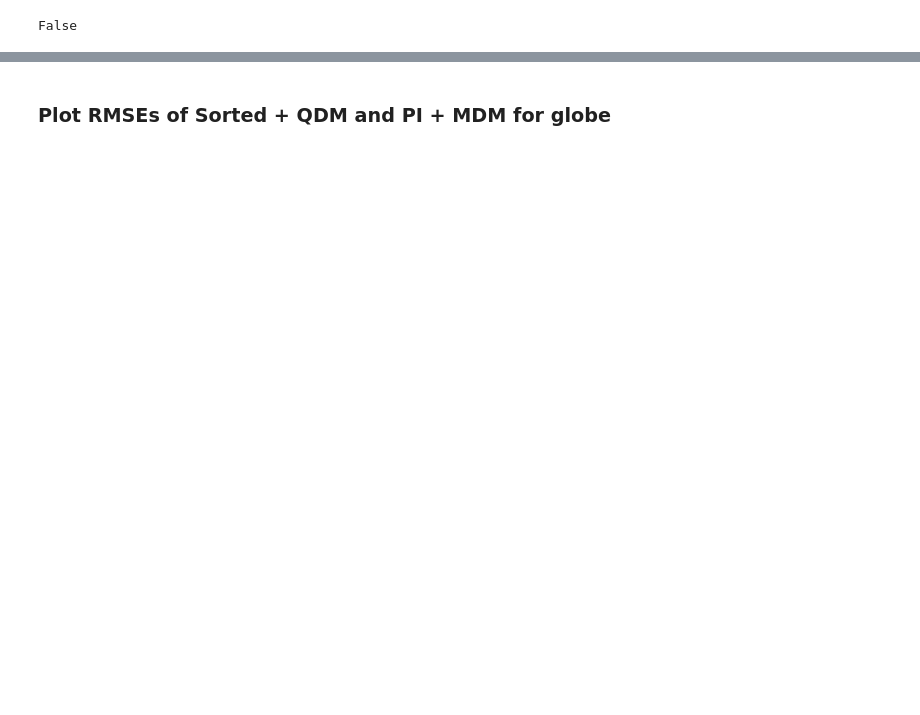
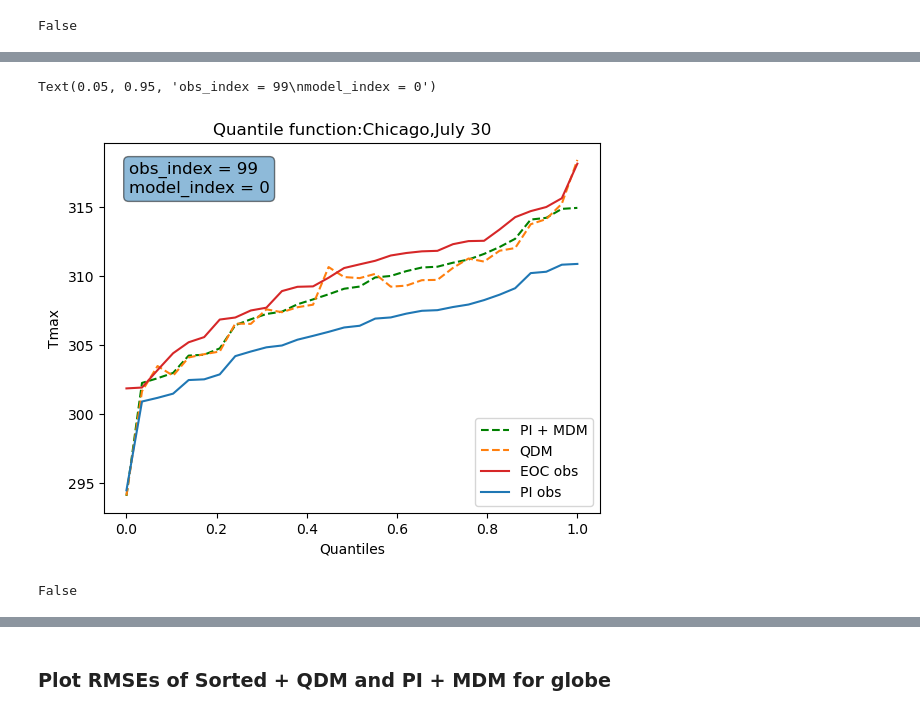
Before and after one commit to hrhampapura/moment_delta_mapping, a Jupyter notebook: lens_analysis/notebooks/sensitivity.ipynb, the cells around one changed output, grey strips where cells are left out. Drawn from its saved outputs; the diff is of its cells as text; code cells hidden in the pictures; blank space fills up the shorter version.

```diff
--- a/lens_analysis/notebooks/sensitivity.ipynb
+++ b/lens_analysis/notebooks/sensitivity.ipynb
@@ -485,0 +492,24 @@ rmse_mdm_day.values
+# %%
+model_index = 0
+obs_index   = 99
+# Pick lat lon
+LAT = chic_lat
+LON = chic_lon
+location = 'Chicago'
+# %%
+%%time
+# Calculate quantile curves for Bengaluru
+#
+qpi_mdm_day    = qpi_mdm.sel(dayofyear=doy).sel(lat=LAT,lon=LON,method='nearest')\
+                  .sel(model_id = model_index).sel(obs_id = obs_index)
+#
+qpi_qdm_day    = qpi_qdm.sel(dayofyear=doy).sel(lat=LAT,lon=LON,method='nearest')\
+                    .sel(model_id = model_index).sel(obs_id = obs_index)
+#
+# qeoc_model_day = qeoc_model.sel(dayofyear=doy).sel(lat=LAT,lon=LON,method='nearest').sel(model_id =model_index)
+#
+qpi_sqdm_day = qpi_sqdm.sel(dayofyear=doy).sel(lat=LAT,lon=LON,method='nearest')\
+                .sel(model_id = model_index).sel(obs_id = obs_index)
+qpi_model_day  = qpi_model.sel(dayofyear=doy).sel(lat=LAT,lon=LON,method='nearest').sel(model_id =model_index)
+qpi_obs_day    = qpi_obs.sel(dayofyear=doy).sel(lat=LAT,lon=LON,method='nearest').sel(obs_id =obs_index)
+qeoc_obs_day   = qeoc_obs.sel(dayofyear=doy).sel(lat=LAT,lon=LON,method='nearest').sel(obs_id =obs_index)
@@ -485,0 +519,17 @@ rmse_mdm_day.values
+# %%
+%%time
+#
+text_str = f'obs_index = {obs_index}\nmodel_index = {model_index}'  # Construct the text string with line breaks
+#
+plt.plot(quants,qpi_mdm_day,'--',color='green',label='PI + MDM')
+plt.plot(quants,qpi_qdm_day,'--',color='tab:orange',label='QDM')
+plt.plot(quants,qeoc_obs_day,color='tab:red',label ='EOC obs')
+plt.plot(quants,qpi_obs_day,color= 'tab:blue', label ='PI obs')
+#
+plt.xlabel('Quantiles')
+plt.ylabel('Tmax')
+plt.legend(loc='lower right')
+plt.title('Quantile function:'+ location + ',' + date)
+plt.text(0.05, 0.95, text_str, transform=plt.gca().transAxes, fontsize=12, \
+         verticalalignment='top', bbox=dict(boxstyle="round", alpha=0.5))
+# %% [output]
@@ -485,0 +538,6 @@ rmse_mdm_day.values
+Text(0.05, 0.95, 'obs_index = 99\nmodel_index = 0')
+[figure, added]
+# %%
+is_sorted(qpi_qdm_day.values)
+# %% [output]
+False
```
Also changed, not shown: parts of 38 cells of this notebook.
